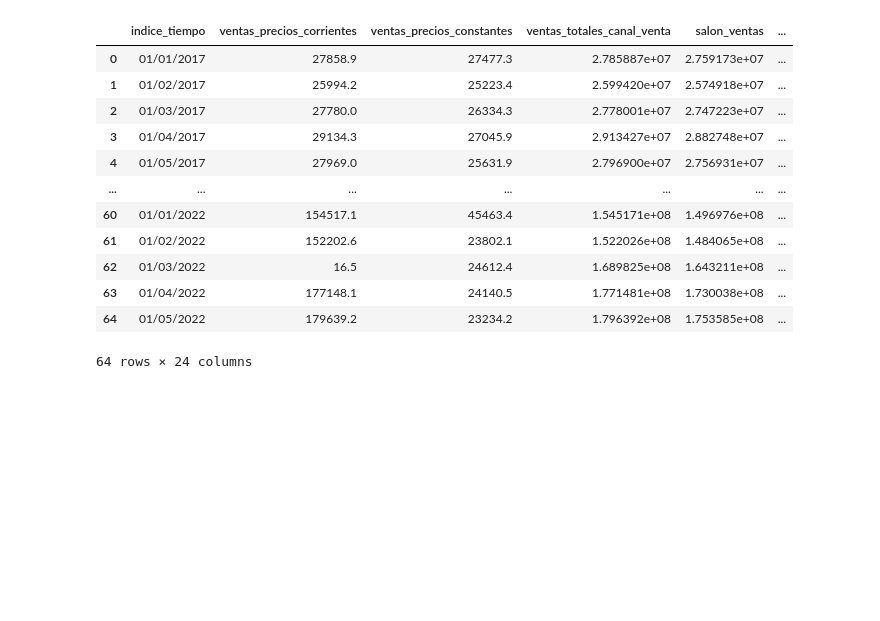
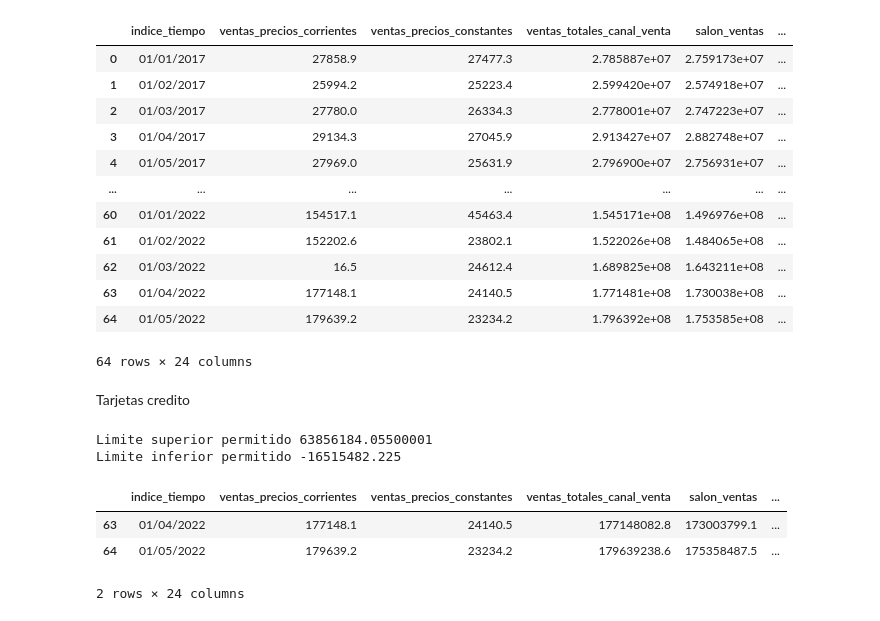
Before and after one commit to MaferLedmar/Actividad-3_Mf, a Jupyter notebook: Outliers_cool.ipynb, the cells around one changed output. Drawn from its saved outputs; the diff is of its cells as text; code cells hidden in the pictures; blank space fills up the shorter version.

```diff
--- a/Outliers_cool.ipynb
+++ b/Outliers_cool.ipynb
@@ -638,3 +638,29 @@ data_clean8
 | 63 | 01/04/2022 | 177148.1 | 24140.5 | 1.771481e+08 | 1.730038e+08 | ... |
 | 64 | 01/05/2022 | 179639.2 | 23234.2 | 1.796392e+08 | 1.753585e+08 | ... |
 64 rows × 24 columns
+# %% [markdown]
+Tarjetas credito
+# %%
+#Método aplicando Cuartiles. Encuentro cuartiles 0.25 y 0.75
+y9=data2["tarjetas_credito"]
+
+percentile25=y9.quantile(0.25) #Q1
+percentile75=y9.quantile(0.75) #Q3
+iqr= percentile75 - percentile25
+
+LS9= percentile75 + 1.5*iqr
+LI9= percentile25 - 1.5*iqr
+print("Limite superior permitido", LS9)
+print("Limite inferior permitido", LI9)
+# %% [output]
+Limite superior permitido 63856184.05500001
+Limite inferior permitido -16515482.225
+# %%
+#Encontramos Ouliers
+outliers9= data2[(y9>LS9)|(y9<LI9)]
+outliers9
+# %% [output]
+|  | indice_tiempo | ventas_precios_corrientes | ventas_precios_constantes | ventas_totales_canal_venta | salon_ventas | ... |
+| 63 | 01/04/2022 | 177148.1 | 24140.5 | 177148082.8 | 173003799.1 | ... |
+| 64 | 01/05/2022 | 179639.2 | 23234.2 | 179639238.6 | 175358487.5 | ... |
+2 rows × 24 columns
```
Also changed, not shown: parts of 1 cell of this notebook.
